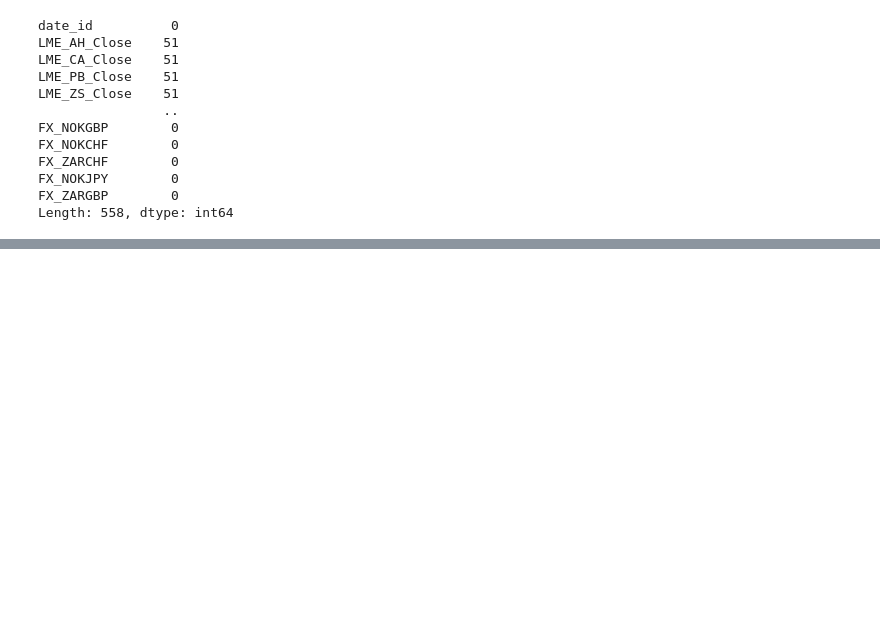
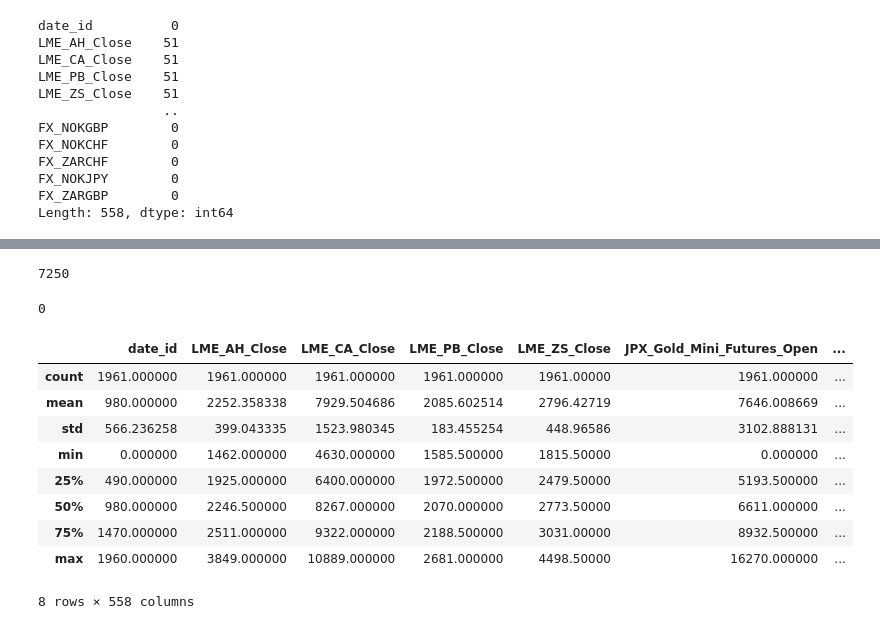
Before and after one commit to unafelicia/mitsui_commodity_prediction, a Jupyter notebook: draft/meng_draft1.ipynb, the cells around one changed output, grey strips where cells are left out. Drawn from its saved outputs; the diff is of its cells as text; code cells hidden in the pictures; blank space fills up the shorter version.

```diff
--- a/draft/meng_draft1.ipynb
+++ b/draft/meng_draft1.ipynb
@@ -67,0 +92,6 @@ Length: 558, dtype: int64
+# %%
+# if 外汇价格，用当月的均值来填充
+fx_keywords = ['FX_']
+fx_cols = [col for col in df.columns if any(k in col for k in fx_keywords)]
+for col in fx_cols:
+    df[col] = df[col].fillna(df[col].rolling(window=3, min_periods=1).mean())
@@ -68,3 +113,39 @@ Length: 558, dtype: int64
+# %%
+# if 成交量，用0来填充
+volume_keywords = ['VOLUME', 'VOL']
+volume_cols = [col for col in df.columns if any(k in col.upper() for k in volume_keywords)]
+for col in volume_cols:
+    df[col] = df[col].fillna(0)
+# %%
+# if 结算价，用前一天的结算价来填充
+settle_keywords = ['SETTLE']
+settle_cols = [col for col in df.columns if any(k in col.upper() for k in settle_keywords)]
+for col in settle_cols:
+    df[col] = df[col].fillna(method='ffill')
+# %%
+df.isnull().sum().sum()
+# %% [output]
+7250
+# %%
+# others - fill with 0
+df = df.fillna(0)
+# %%
+df.isnull().sum().sum()
+# %% [output]
+0
+# %%
+df.describe()
+# %% [output]
+|  | date_id | LME_AH_Close | LME_CA_Close | LME_PB_Close | LME_ZS_Close | JPX_Gold_Mini_Futures_Open | ... |
+| count | 1961.000000 | 1961.000000 | 1961.000000 | 1961.000000 | 1961.00000 | 1961.000000 | ... |
+| mean | 980.000000 | 2252.358338 | 7929.504686 | 2085.602514 | 2796.42719 | 7646.008669 | ... |
+| std | 566.236258 | 399.043335 | 1523.980345 | 183.455254 | 448.96586 | 3102.888131 | ... |
+| min | 0.000000 | 1462.000000 | 4630.000000 | 1585.500000 | 1815.50000 | 0.000000 | ... |
+| 25% | 490.000000 | 1925.000000 | 6400.000000 | 1972.500000 | 2479.50000 | 5193.500000 | ... |
+| 50% | 980.000000 | 2246.500000 | 8267.000000 | 2070.000000 | 2773.50000 | 6611.000000 | ... |
+| 75% | 1470.000000 | 2511.000000 | 9322.000000 | 2188.500000 | 3031.00000 | 8932.500000 | ... |
+| max | 1960.000000 | 3849.000000 | 10889.000000 | 2681.000000 | 4498.50000 | 16270.000000 | ... |
+8 rows × 558 columns
 # %%
 # 简单的可视化（重点是分布） - Carrie
 # 需要选择合适的变量：普通变量：价格趋势、收益率分布等等；滞后变量
```
Also changed, not shown: parts of 3 cells of this notebook.
